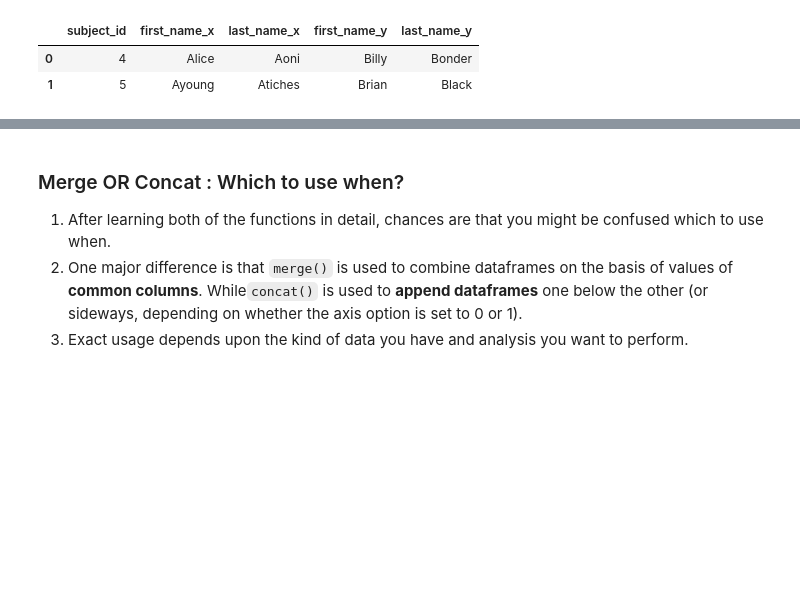
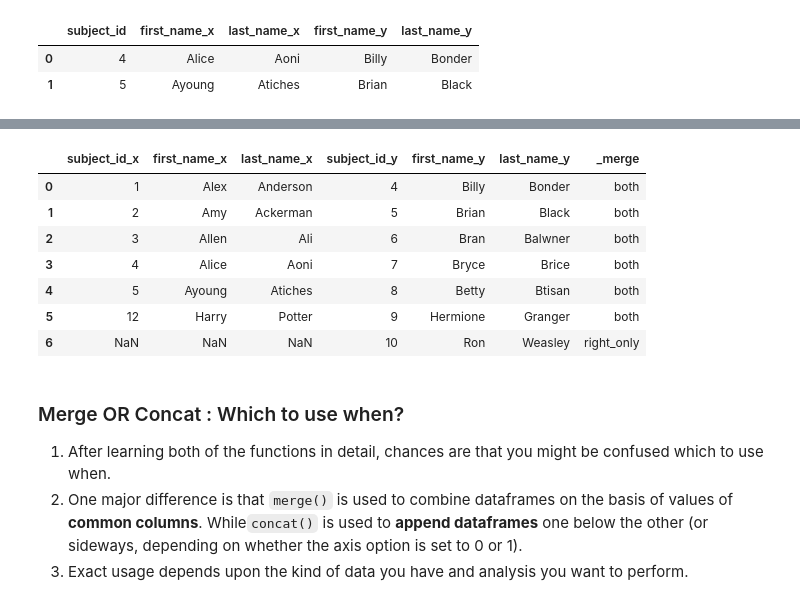
Before and after one commit to shreyasbgr/analytics_vidhya_ai_course, a Jupyter notebook: Jan-2022/2. Sorting and Merging Dataframes/Pandas Part 1/Data Manipulation with Pandas_v1 copy.ipynb, the cells around one changed output, grey strips where cells are left out. Cells and saved outputs as stored; diff of their text form; code cells hidden in the pictures; blank space fills up the shorter version.

```diff
--- a/Jan-2022/2. Sorting and Merging Dataframes/Pandas Part 1/Data Manipulation with Pandas_v1 copy.ipynb
+++ b/Jan-2022/2. Sorting and Merging Dataframes/Pandas Part 1/Data Manipulation with Pandas_v1 copy.ipynb
@@ -342,3 +450,14 @@ pd.merge(df_a, df_b, on='subject_id', how='left')
+# %%
+pd.merge(df_a,df_b,left_index=True,right_index=True,how='outer',indicator=True)
+# %% [output]
+|  | subject_id_x | first_name_x | last_name_x | subject_id_y | first_name_y | last_name_y | _merge |
+| 0 | 1 | Alex | Anderson | 4 | Billy | Bonder | both |
+| 1 | 2 | Amy | Ackerman | 5 | Brian | Black | both |
+| 2 | 3 | Allen | Ali | 6 | Bran | Balwner | both |
+| 3 | 4 | Alice | Aoni | 7 | Bryce | Brice | both |
+| 4 | 5 | Ayoung | Atiches | 8 | Betty | Btisan | both |
+| 5 | 12 | Harry | Potter | 9 | Hermione | Granger | both |
+| 6 | NaN | NaN | NaN | 10 | Ron | Weasley | right_only |
 # %% [markdown]
 ### Merge OR Concat : Which to use when?
 
```
Also changed, not shown: parts of 18 cells of this notebook.
